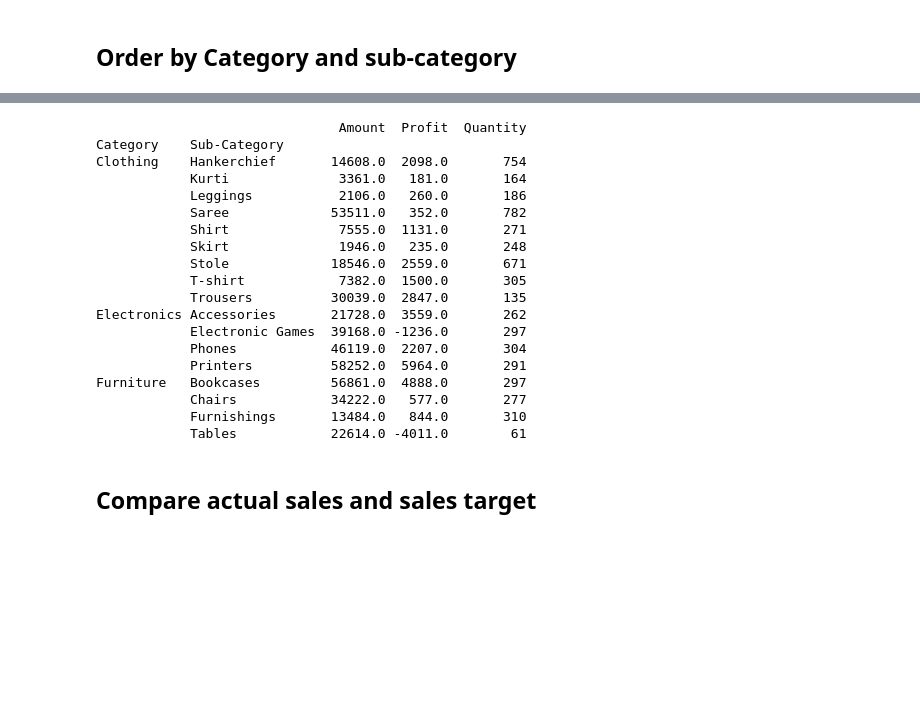
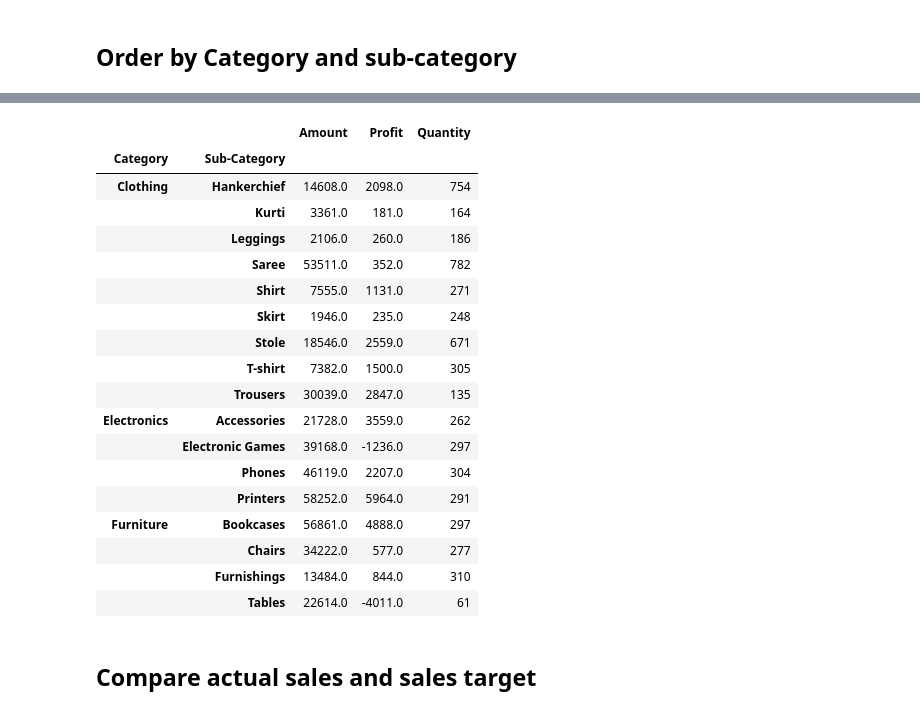
Before and after one commit to thaoothuuu/E-Commerce, a Jupyter notebook: Sales.ipynb, the cells around one changed output, grey strips where cells are left out. Saved outputs shown, nothing was run; the diff lists cells and outputs as text; code cells hidden in the pictures; blank space fills up the shorter version.

```diff
--- a/Sales.ipynb
+++ b/Sales.ipynb
@@ -22,6 +22,6 @@ import datetime
 # Read file to dataframe
 # %%
 # read file Order Detail to dataframe
-df_order = pd.read_csv('/content/drive/My Drive/DATA/Order Details.csv')
-print(df_order.head())
+df_order = pd.read_csv(r'/content/drive/My Drive/DATA/Order Details.csv')
+df_order.head()
 # %% [output]
@@ -519,27 +493,27 @@ fig.show()
 # %%
 # create Dataframe represent total Amount, Profit,Quantity group by Category and sub-category
 Order_by_Sub_Category = df_order.groupby(['Category','Sub-Category']).sum()
-# %%
-print(Order_by_Sub_Category)
-# %% [output]
-                               Amount  Profit  Quantity
-Category    Sub-Category
-Clothing    Hankerchief       14608.0  2098.0       754
-            Kurti              3361.0   181.0       164
-            Leggings           2106.0   260.0       186
-            Saree             53511.0   352.0       782
-            Shirt              7555.0  1131.0       271
-            Skirt              1946.0   235.0       248
-            Stole             18546.0  2559.0       671
-            T-shirt            7382.0  1500.0       305
-            Trousers          30039.0  2847.0       135
-Electronics Accessories       21728.0  3559.0       262
-            Electronic Games  39168.0 -1236.0       297
-            Phones            46119.0  2207.0       304
-            Printers          58252.0  5964.0       291
-Furniture   Bookcases         56861.0  4888.0       297
-            Chairs            34222.0   577.0       277
-            Furnishings       13484.0   844.0       310
-            Tables            22614.0 -4011.0        61
+# %%
+Order_by_Sub_Category
+# %% [output]
+|  |  | Amount | Profit | Quantity |
+| Category | Sub-Category |  |  |  |
+| Clothing | Hankerchief | 14608.0 | 2098.0 | 754 |
+|  | Kurti | 3361.0 | 181.0 | 164 |
+|  | Leggings | 2106.0 | 260.0 | 186 |
+|  | Saree | 53511.0 | 352.0 | 782 |
+|  | Shirt | 7555.0 | 1131.0 | 271 |
+|  | Skirt | 1946.0 | 235.0 | 248 |
+|  | Stole | 18546.0 | 2559.0 | 671 |
+|  | T-shirt | 7382.0 | 1500.0 | 305 |
+|  | Trousers | 30039.0 | 2847.0 | 135 |
+| Electronics | Accessories | 21728.0 | 3559.0 | 262 |
+|  | Electronic Games | 39168.0 | -1236.0 | 297 |
+|  | Phones | 46119.0 | 2207.0 | 304 |
+|  | Printers | 58252.0 | 5964.0 | 291 |
+| Furniture | Bookcases | 56861.0 | 4888.0 | 297 |
+|  | Chairs | 34222.0 | 577.0 | 277 |
+|  | Furnishings | 13484.0 | 844.0 | 310 |
+|  | Tables | 22614.0 | -4011.0 | 61 |
 # %% [markdown]
 ## Compare actual sales and sales target
```
Also changed, not shown: parts of 52 cells of this notebook.
